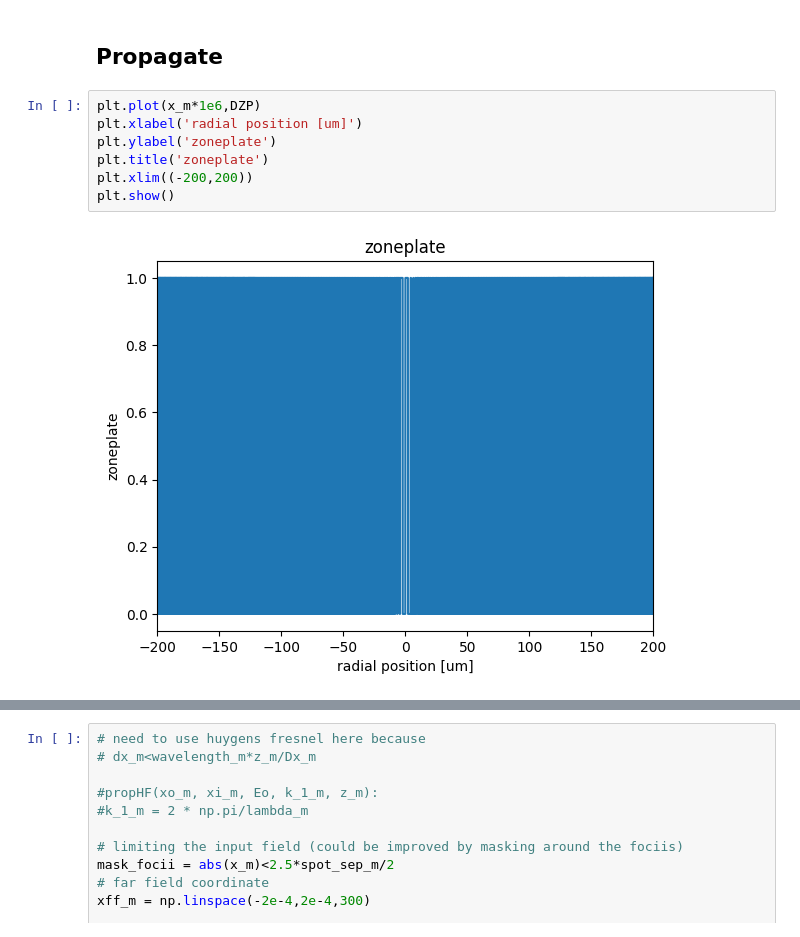
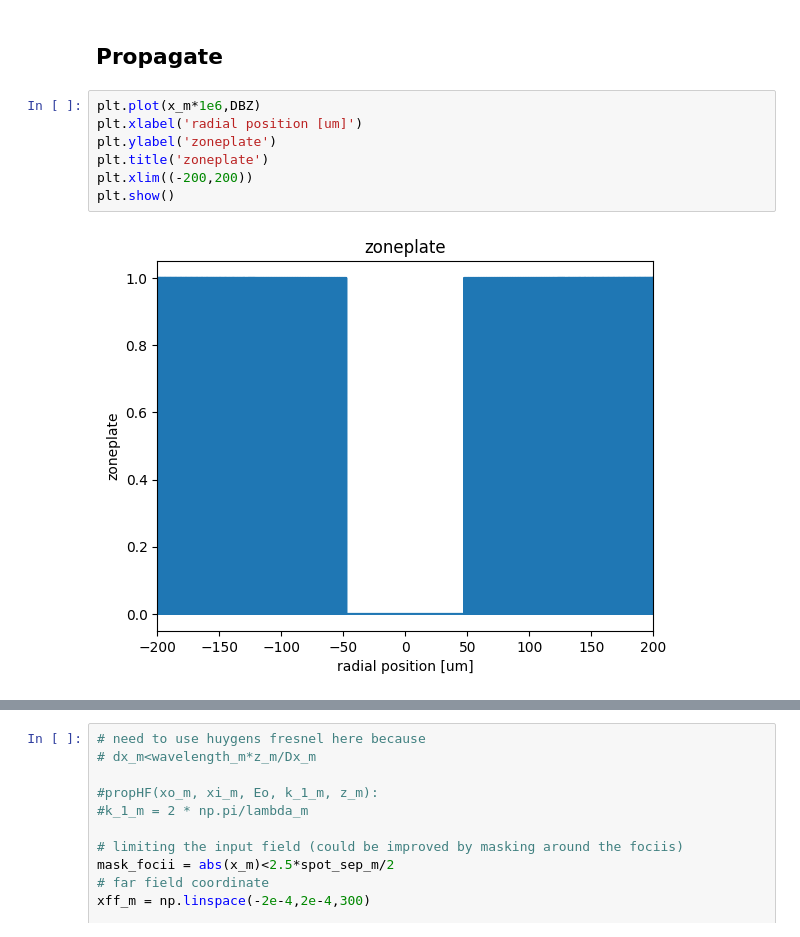
Before and after one commit to xiaoyachong/dream, a Jupyter notebook: dbz.ipynb, the cells around one changed output, grey strips where cells are left out. Cells and saved outputs as stored; diff of their text form.

```diff
--- a/dbz.ipynb
+++ b/dbz.ipynb
@@ -98,14 +98,14 @@ DBZ = np.logical_xor(ZP,grating)*np.logical_not(central_stop)
 # %% [markdown]
 ## Propagate
 # %%
-plt.plot(x_m*1e6,DZP)
+plt.plot(x_m*1e6,DBZ)
 plt.xlabel('radial position [um]')
 plt.ylabel('zoneplate')
 plt.title('zoneplate')
 plt.xlim((-200,200))
 plt.show()
 # %% [output]
-[figure, old version]
+[figure, new version]
 # %%
 EDBZ = E0*DBZ #sqrt for amplitude
 Ef_dbz = propTF(EDBZ, Dx_m, wavelength_m, focal_m)
```
Also changed, not shown: parts of 1 cell of this notebook.
